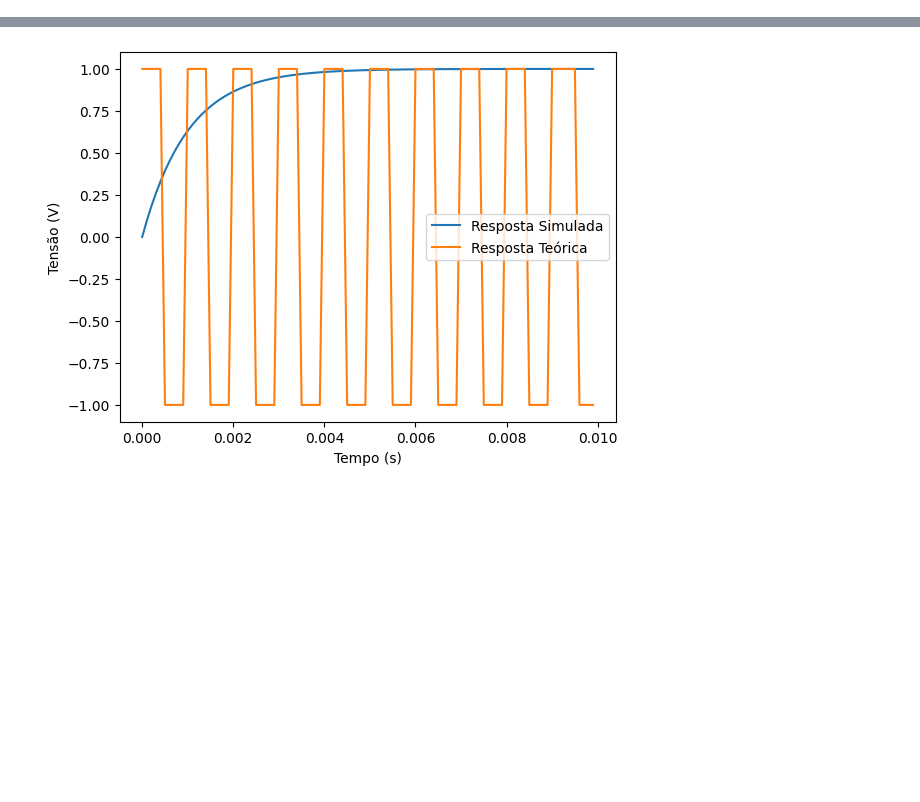
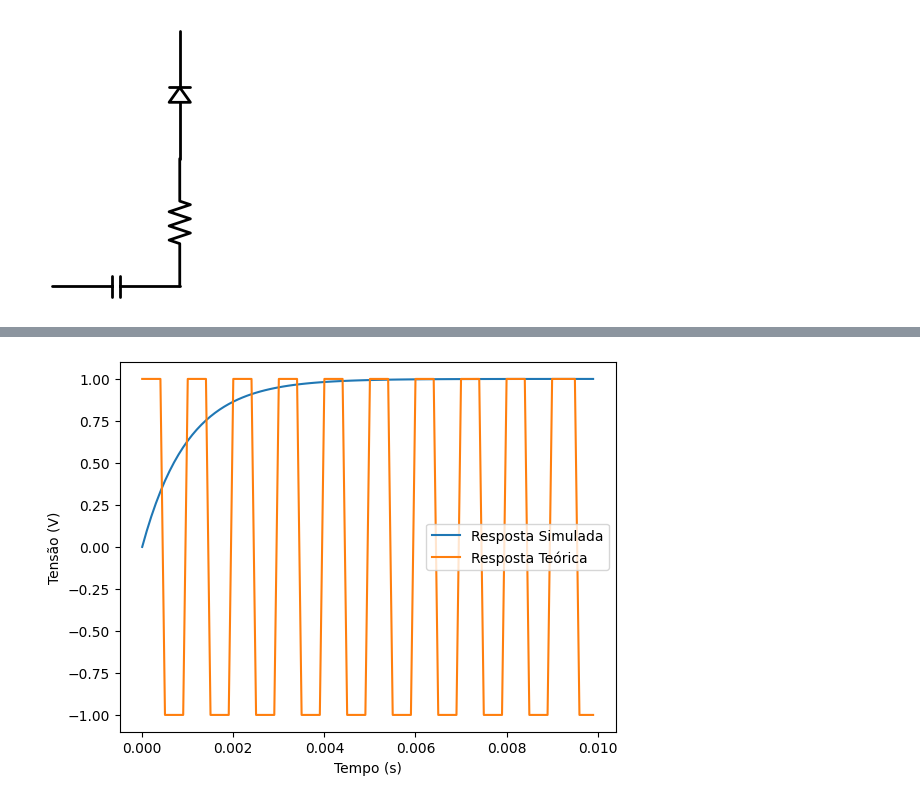
Before and after one commit to Batchuka/EoC-controle-automatico-IFES, a Jupyter notebook: testes.ipynb, the cells around one changed output, grey strips where cells are left out. Cells and saved outputs as stored; diff of their text form; code cells hidden in the pictures; blank space fills up the shorter version.

```diff
--- a/Equation.ipynb
+++ b/testes.ipynb
@@ -22,0 +25,7 @@ LsI(s) + RI(s) + \frac{1}{Cs}I(s) = V(s)
+# %%
+with schemdraw.Drawing() as d:
+    d += elm.Capacitor()
+    d += elm.Resistor().up()
+    d += elm.Diode()
+# %% [output]
+[figure, added]
```
Also changed, not shown: parts of 6 cells of this notebook, 3 other files.
